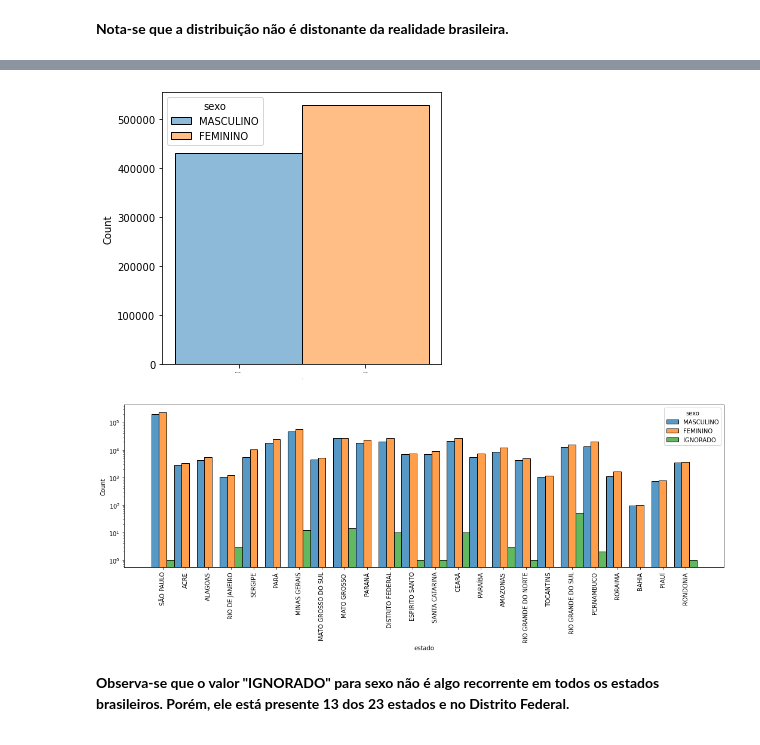
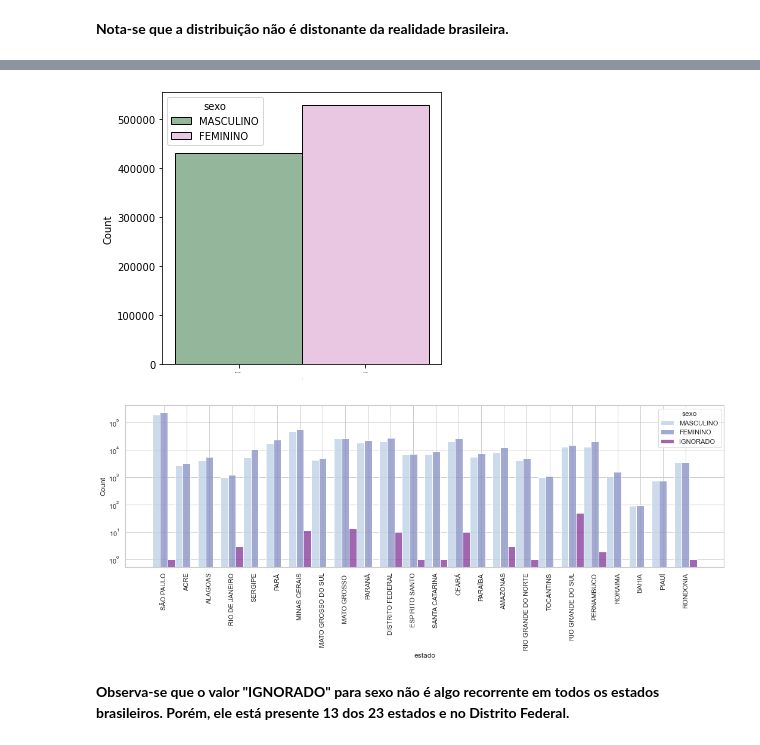
Before and after one commit to AnaPaulaPAraujo/analise_dados_cancer_brasil, a Jupyter notebook: Etapa 1/analise_geral.ipynb, the cells around one changed output, grey strips where cells are left out. Drawn from its saved outputs; the diff is of its cells as text; code cells hidden in the pictures.

```diff
--- a/Etapa 1/analise_geral.ipynb
+++ b/Etapa 1/analise_geral.ipynb
@@ -201,8 +201,8 @@ quantidade_ano
   2019.0       544
   Name: ano_atendimento, dtype: int64]]
 # %%
-plt.figure(figsize=(18,6))
-sns.catplot(data=dados2, x='ano_atendimento', kind='count', palette='Set2')
+sns.set_theme(style = 'whitegrid')
+sns.catplot(data=dados2, x='ano_atendimento', kind='count', palette='magma', aspect=1.5, alpha=.8)
 plt.xticks(rotation = 90)
 plt.legend().set_visible(False)
 
@@ -359,24 +372,24 @@ sexos_masc_fem_df.head()
 | 4 | 676553 | RCBP CAMPINAS-UNICAMP | MASCULINO | 52.0 | BRANCO | BRASIL | SÃO PAULO | ... |
 # %%
 # Gráfico quantidade de homens e de mulheres no banco de dados em valores absolutos.
-
+sns.set_theme(style = 'whitegrid')
 plt.figure(figsize=(5,5))
-sns.histplot(data=sexos_masc_fem_df, x='sexo', hue='sexo')
+sns.histplot(data=sexos_masc_fem_df, x='sexo', hue='sexo', palette='cubehelix')
 plt.tick_params(axis='x', labelsize=0)
 plt.xlabel([], fontsize=0)
 plt.show()
 # %% [output]
-[figure, old version]
+[figure, new version]
 # %%
 # Gráfico contendo a quantidade de homens e mulheres que tiveram ou têm câncer por estado e considerando o valor "IGNORADO"
-
+sns.set_theme(style = 'whitegrid')
 plt.figure(figsize=(18,5))
-sns.histplot(data=dados2, x='estado', hue='sexo', multiple="dodge", log_scale=(False,True))
+sns.histplot(data=dados2, x='estado', hue='sexo', multiple="dodge", log_scale=(False,True), palette='BuPu', alpha=.8 )
 plt.xticks(rotation = 90)
 
 plt.show()
 # %% [output]
-[figure, old version]
+[figure, new version]
 # %% [markdown]
 **Observa-se que o valor "IGNORADO" para sexo não é algo recorrente em todos os estados brasileiros. Porém, ele está presente 13 dos 23 estados e no Distrito Federal.**
 # %% [markdown]
```
Also changed, not shown: parts of 6 cells of this notebook, 2 other files.
